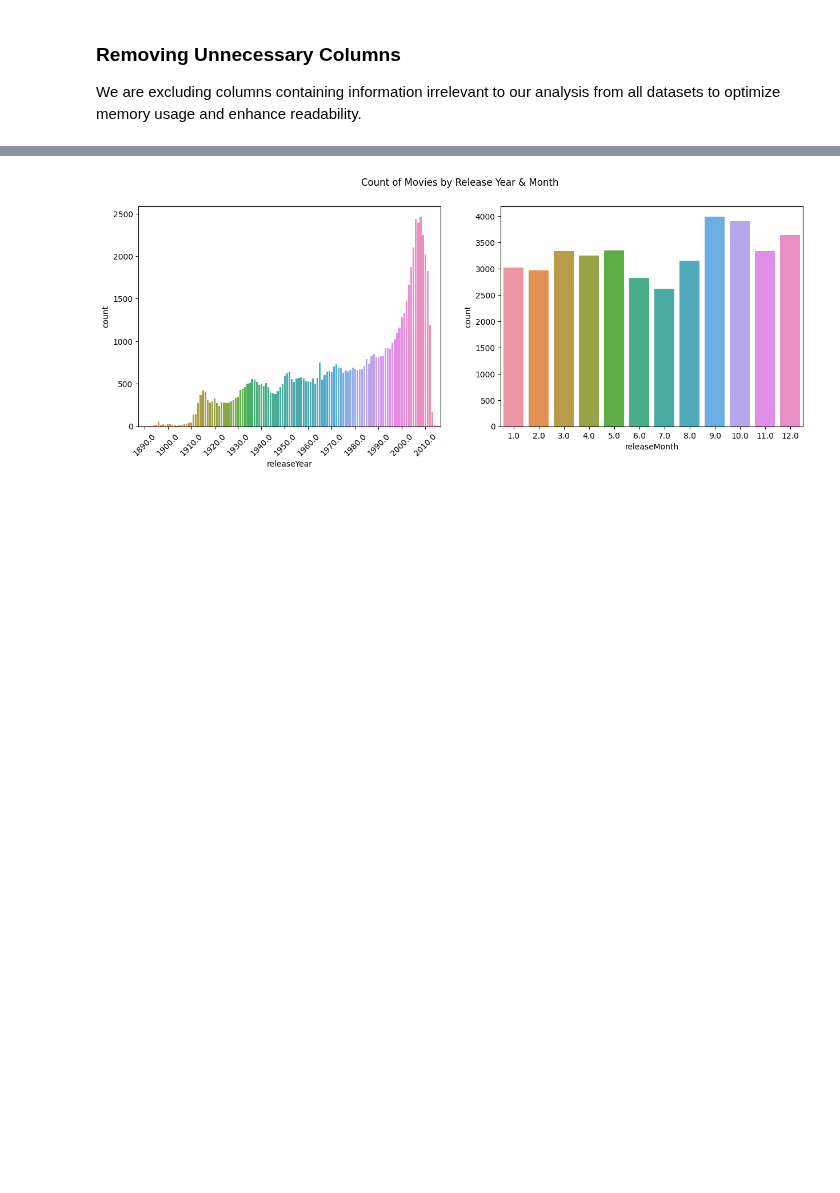
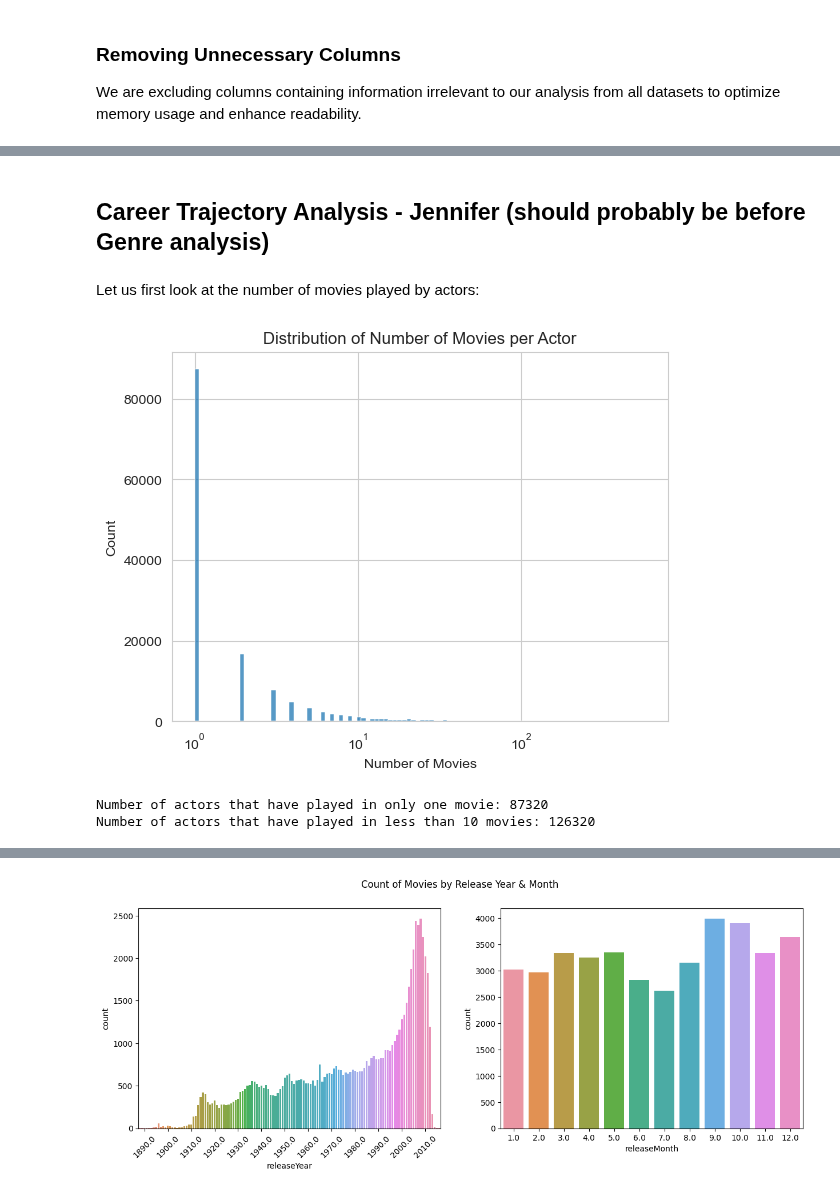
Before and after one commit to epfl-ada/ada-2023-project-lovelace, a Jupyter notebook: Code/project_milestone_2.ipynb, the cells around one changed output, grey strips where cells are left out. Drawn from its saved outputs; the diff is of its cells as text; code cells hidden in the pictures; blank space fills up the shorter version.

Commit message:
Au cas ou je m'arrete ici
D'ailleurs Valerie, est-ce que je devrais mettre ma partie avant l'analyse des genres?

```diff
--- a/Code/project_milestone_2.ipynb
+++ b/Code/project_milestone_2.ipynb
@@ -663,0 +652,42 @@ explode_on_movies(actors_load)
+# %% [markdown]
+## Career Trajectory Analysis - Jennifer (should probably be before Genre analysis)
+# %%
+actors_load = pd.read_csv(
+    DATA_FOLDER + "actors.csv",
+    converters={
+        "fbID":parse_list_actors,
+        "ageAtMovieRelease": parse_dict,
+        "category": parse_dict,
+        "winner": parse_dict,
+    },
+)
+movies_load = pd.read_csv(
+    DATA_FOLDER + "movies.csv",
+    converters={
+        "languages": parse_list,
+        "countries": parse_list,
+        "genres": parse_list
+    },
+)
+# %% [markdown]
+Let us first look at the number of movies played by actors:
+# %%
+actors_load['numMovies'] = actors_load['fbID'].apply(lambda x: len(x))
+
+sns.histplot(data=actors_load, x='numMovies', bins=100, log_scale=True)
+plt.title("Distribution of Number of Movies per Actor")
+plt.xlabel("Number of Movies")
+plt.ylabel("Count")
+plt.show()
+
+num_actors_one_movie = (actors_load['numMovies'] == 1).sum()
+print(f"Number of actors that have played in only one movie: {num_actors_one_movie}")
+num_actors_ten_movies = (actors_load['numMovies'] < 10).sum()
+print(f"Number of actors that have played in less than 10 movies: {num_actors_ten_movies}")
+
+#TODO Choose number of minimum number of movies played by actors
+# Do we all agree with 10, because we are technically removing a LOT of actors?
+# %% [output]
+[figure, added]
+Number of actors that have played in only one movie: 87320
+Number of actors that have played in less than 10 movies: 126320
```
Also changed, not shown: parts of 5 cells of this notebook.
